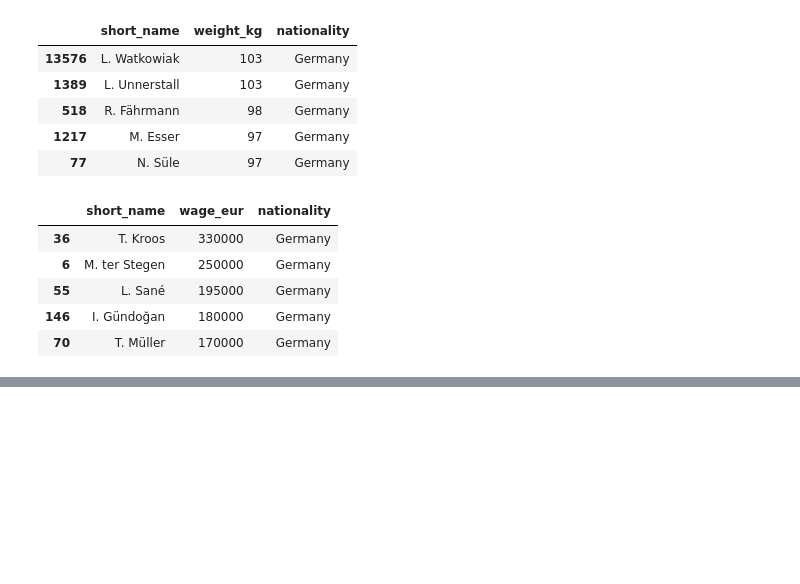
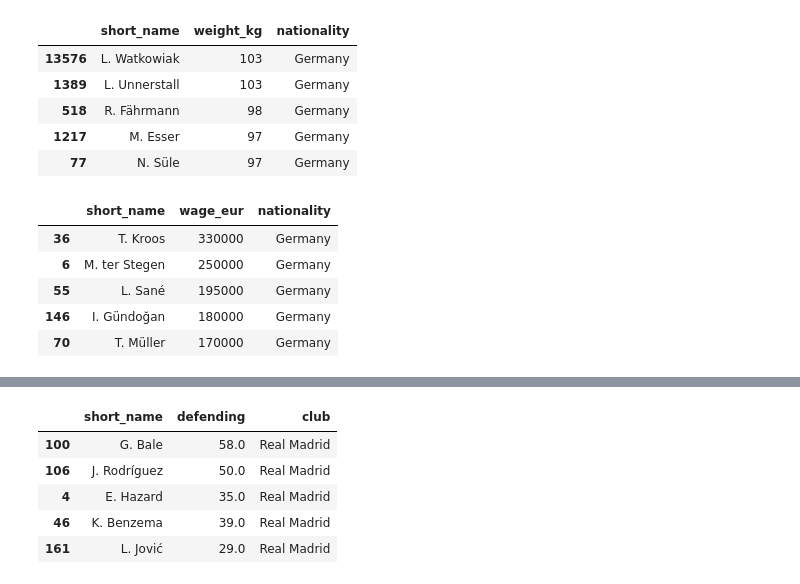
Before and after one commit to mphelps1978/JumpPlus_Fifa_Data_Analysis, a Jupyter notebook: JumpPlus_FIFA_Data.ipynb, the cells around one changed output, grey strips where cells are left out. Cells and saved outputs as stored; diff of their text form; code cells hidden in the pictures; blank space fills up the shorter version.

```diff
--- a/JumpPlus_FIFA_Data.ipynb
+++ b/JumpPlus_FIFA_Data.ipynb
@@ -206,0 +239,10 @@ top_defenders = df.sort_values(by='defending', ascending=False)
+# %%
+madrid_defending = real_madrid.sort_values(by='defending', ascending=False)
+madrid_shooters.head()[['short_name','defending', 'club']]
+# %% [output]
+|  | short_name | defending | club |
+| 100 | G. Bale | 58.0 | Real Madrid |
+| 106 | J. Rodríguez | 50.0 | Real Madrid |
+| 4 | E. Hazard | 35.0 | Real Madrid |
+| 46 | K. Benzema | 39.0 | Real Madrid |
+| 161 | L. Jović | 29.0 | Real Madrid |
```
Also changed, not shown: parts of 13 cells of this notebook.
